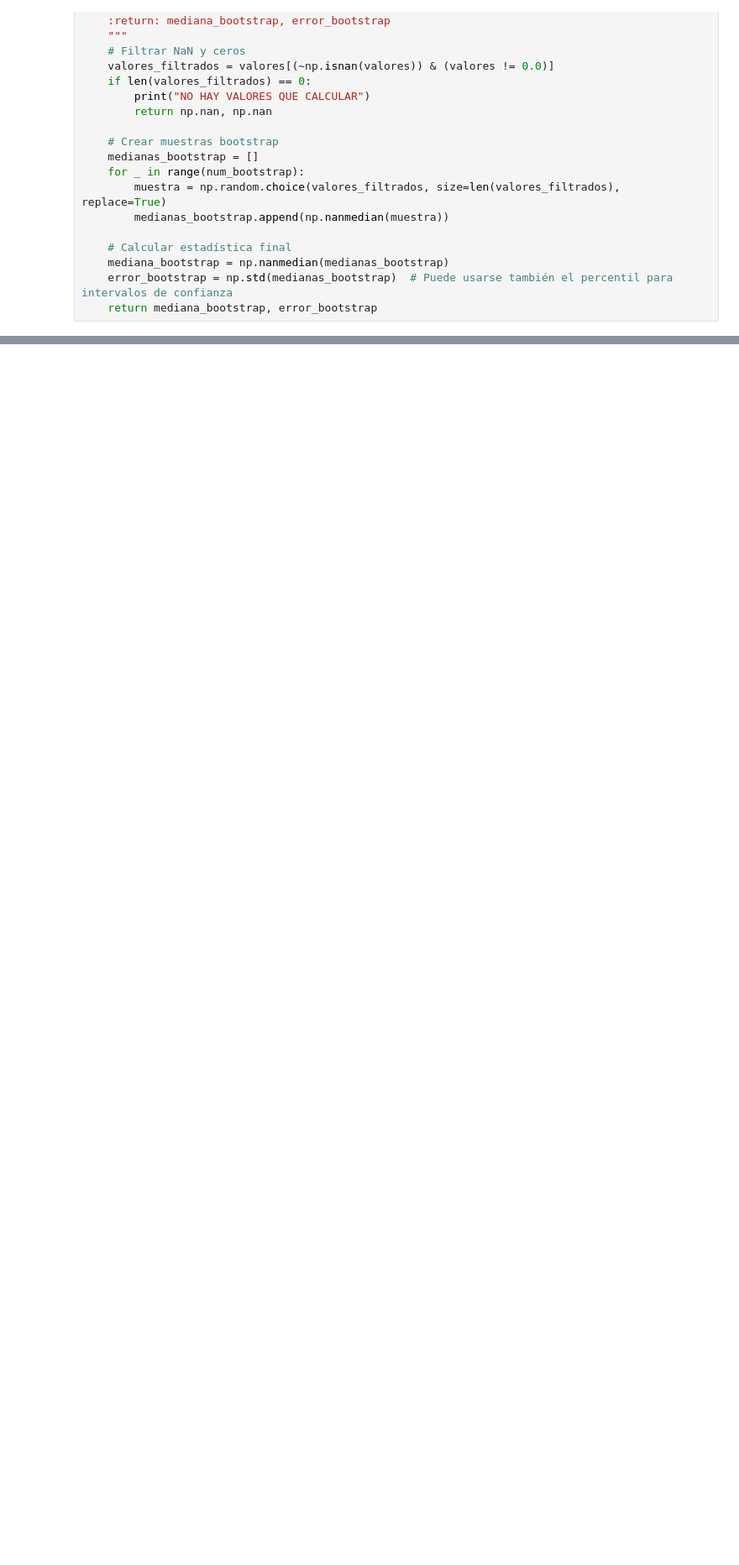
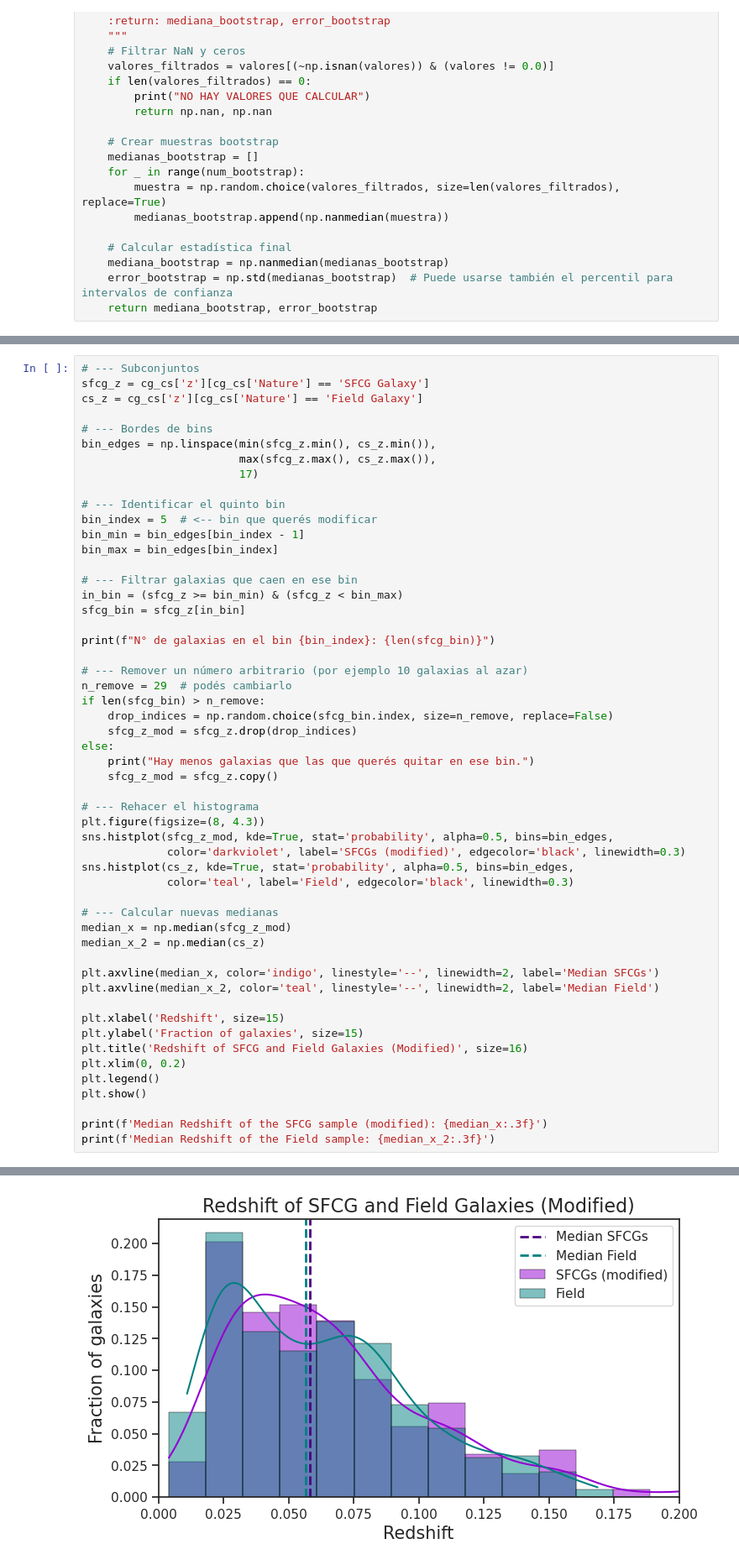
Before and after one commit to Siortiz/MorphoLS, a Jupyter notebook: Analysis/Control_Sample_Blue.ipynb, the cells around one changed output, grey strips where cells are left out. Shown at 84% size. Drawn from its saved outputs; the diff is of its cells as text; blank space fills up the shorter version.

```diff
--- a/Analysis/Control_Sample_Blue.ipynb
+++ b/Analysis/Control_Sample_Blue.ipynb
@@ -1379,2 +1454,56 @@ print(f'Median Redshift of the Field sample: {median_x_2:.3f}')
 Median Redshift of the SFCG sample: 0.062
 Median Redshift of the Field sample: 0.056
+# %%
+# --- Subconjuntos
+sfcg_z = cg_cs['z'][cg_cs['Nature'] == 'SFCG Galaxy']
+cs_z = cg_cs['z'][cg_cs['Nature'] == 'Field Galaxy']
+
+# --- Bordes de bins
+bin_edges = np.linspace(min(sfcg_z.min(), cs_z.min()),
+                        max(sfcg_z.max(), cs_z.max()),
+                        17)
+
+# --- Identificar el quinto bin
+bin_index = 5  # <-- bin que querés modificar
+bin_min = bin_edges[bin_index - 1]
+bin_max = bin_edges[bin_index]
+
+# --- Filtrar galaxias que caen en ese bin
+in_bin = (sfcg_z >= bin_min) & (sfcg_z < bin_max)
+sfcg_bin = sfcg_z[in_bin]
+
+print(f"N° de galaxias en el bin {bin_index}: {len(sfcg_bin)}")
+
+# --- Remover un número arbitrario (por ejemplo 10 galaxias al azar)
+n_remove = 29  # podés cambiarlo
+if len(sfcg_bin) > n_remove:
+    drop_indices = np.random.choice(sfcg_bin.index, size=n_remove, replace=False)
+    sfcg_z_mod = sfcg_z.drop(drop_indices)
+else:
+    print("Hay menos galaxias que las que querés quitar en ese bin.")
+    sfcg_z_mod = sfcg_z.copy()
+
+# --- Rehacer el histograma
+plt.figure(figsize=(8, 4.3))
+sns.histplot(sfcg_z_mod, kde=True, stat='probability', alpha=0.5, bins=bin_edges,
+             color='darkviolet', label='SFCGs (modified)', edgecolor='black', linewidth=0.3)
+sns.histplot(cs_z, kde=True, stat='probability', alpha=0.5, bins=bin_edges,
+             color='teal', label='Field', edgecolor='black', linewidth=0.3)
+
+# --- Calcular nuevas medianas
+median_x = np.median(sfcg_z_mod)
+median_x_2 = np.median(cs_z)
+
+plt.axvline(median_x, color='indigo', linestyle='--', linewidth=2, label='Median SFCGs')
+plt.axvline(median_x_2, color='teal', linestyle='--', linewidth=2, label='Median Field')
+
+plt.xlabel('Redshift', size=15)
+plt.ylabel('Fraction of galaxies', size=15)
+plt.title('Redshift of SFCG and Field Galaxies (Modified)', size=16)
+plt.xlim(0, 0.2)
+plt.legend()
+plt.show()
+
+print(f'Median Redshift of the SFCG sample (modified): {median_x:.3f}')
+print(f'Median Redshift of the Field sample: {median_x_2:.3f}')
+# %% [output]
@@ -1380,0 +1511 @@ Median Redshift of the Field sample: 0.056
+[figure, added]
```
Also changed, not shown: parts of 13 cells of this notebook.
